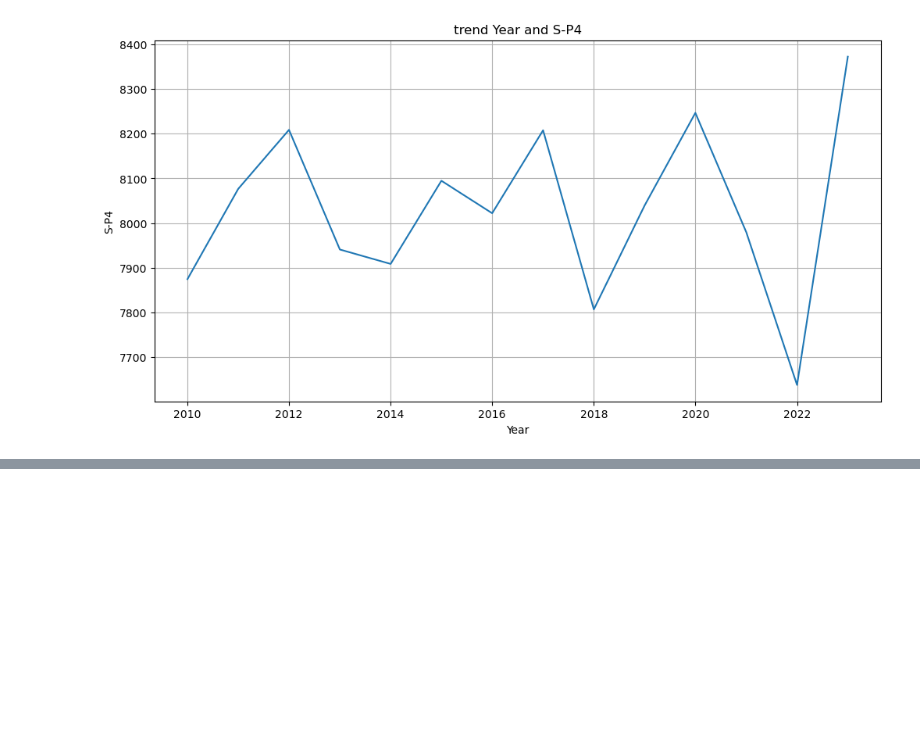
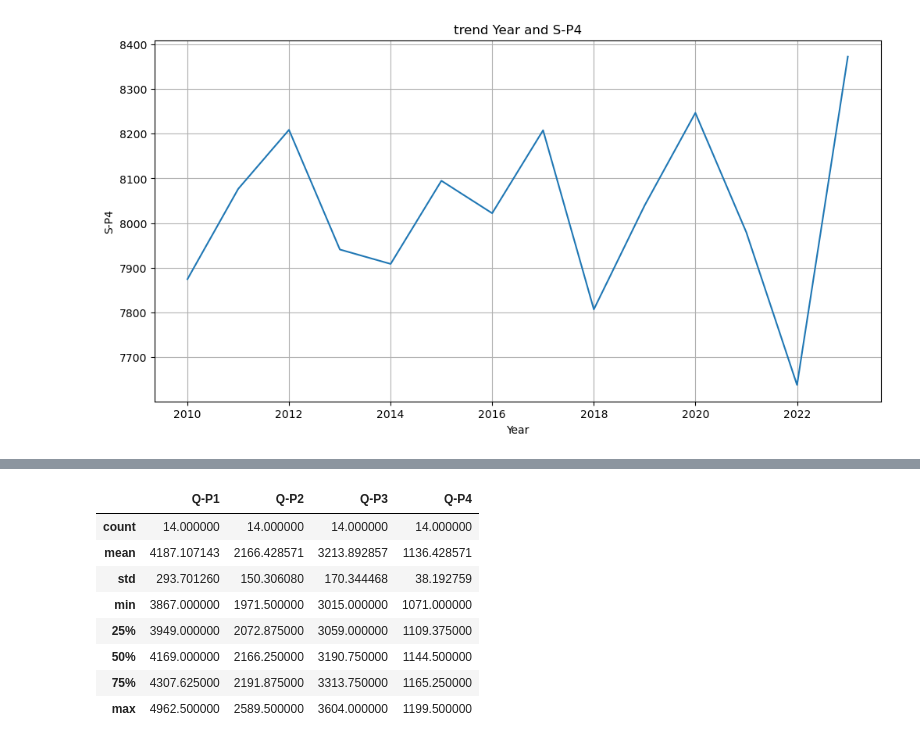
Before and after one commit to lLab-sy/jupyter-test, a Jupyter notebook: Examle-Project/code2.ipynb, the cells around one changed output, grey strips where cells are left out. Cells and saved outputs as stored; diff of their text form; code cells hidden in the pictures; blank space fills up the shorter version.

```diff
--- a/Examle-Project/code2.ipynb
+++ b/Examle-Project/code2.ipynb
@@ -143,0 +115,12 @@ for i, row in sample.iterrows():
+# %%
+data2[data2.columns[:-5]].describe()
+# %% [output]
+|  | Q-P1 | Q-P2 | Q-P3 | Q-P4 |
+| count | 14.000000 | 14.000000 | 14.000000 | 14.000000 |
+| mean | 4187.107143 | 2166.428571 | 3213.892857 | 1136.428571 |
+| std | 293.701260 | 150.306080 | 170.344468 | 38.192759 |
+| min | 3867.000000 | 1971.500000 | 3015.000000 | 1071.000000 |
+| 25% | 3949.000000 | 2072.875000 | 3059.000000 | 1109.375000 |
+| 50% | 4169.000000 | 2166.250000 | 3190.750000 | 1144.500000 |
+| 75% | 4307.625000 | 2191.875000 | 3313.750000 | 1165.250000 |
+| max | 4962.500000 | 2589.500000 | 3604.000000 | 1199.500000 |
```
Also changed, not shown: parts of 5 cells of this notebook, 2 other files.
